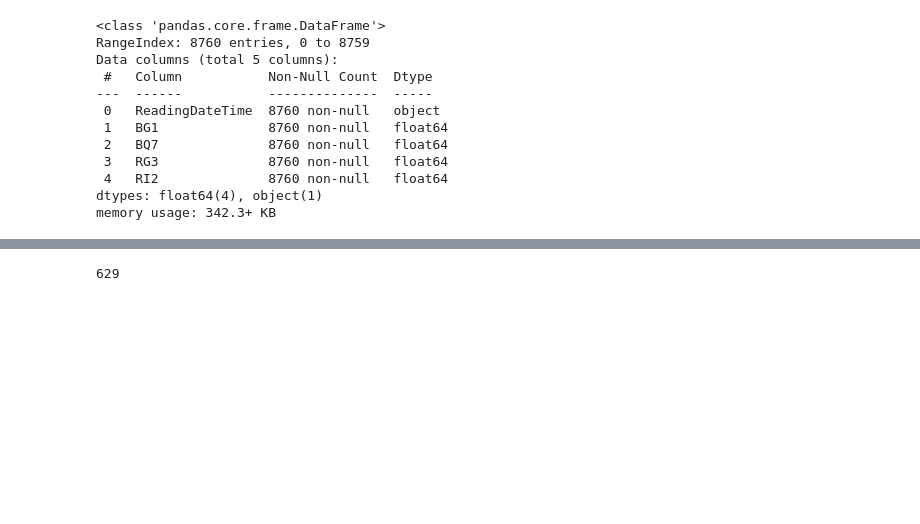
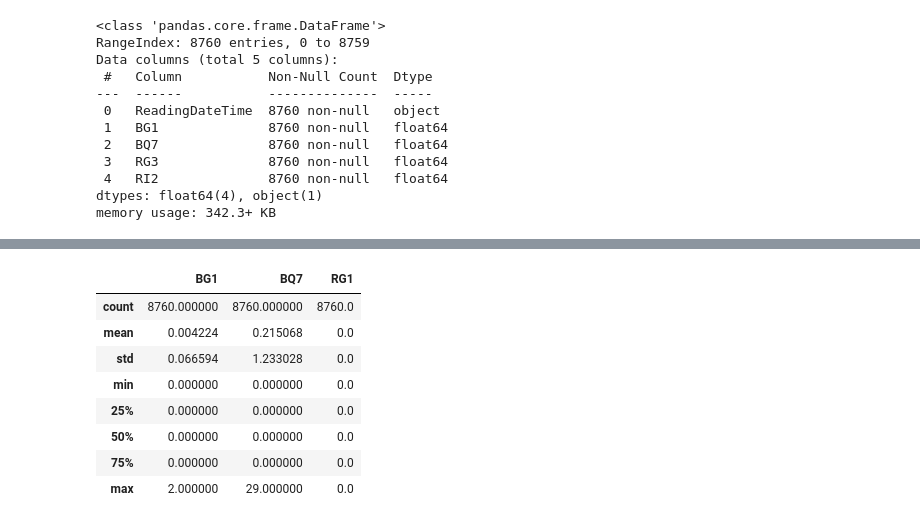
Before and after one commit to yulun-cd/IGS, a Jupyter notebook: cond.ipynb, the cells around one changed output, grey strips where cells are left out. Saved outputs shown, nothing was run; the diff lists cells and outputs as text; code cells hidden in the pictures; blank space fills up the shorter version.

```diff
--- a/cond.ipynb
+++ b/cond.ipynb
@@ -196,7 +286,15 @@ fill_nan(Prec)
 # %%
-np.count_nonzero(Prec['BQ7'].values)
+Prec.describe()
 # %% [output]
-629
+|  | BG1 | BQ7 | RG1 |
+| count | 8760.000000 | 8760.000000 | 8760.0 |
+| mean | 0.004224 | 0.215068 | 0.0 |
+| std | 0.066594 | 1.233028 | 0.0 |
+| min | 0.000000 | 0.000000 | 0.0 |
+| 25% | 0.000000 | 0.000000 | 0.0 |
+| 50% | 0.000000 | 0.000000 | 0.0 |
+| 75% | 0.000000 | 0.000000 | 0.0 |
+| max | 2.000000 | 29.000000 | 0.0 |
 # %%
 cond = pd.DataFrame(BP['ReadingDateTime'])
 cond['bp_mean'] = BP[BP.columns[1:]].mean(axis=1)
```
Also changed, not shown: parts of 11 cells of this notebook, 4 other files.
